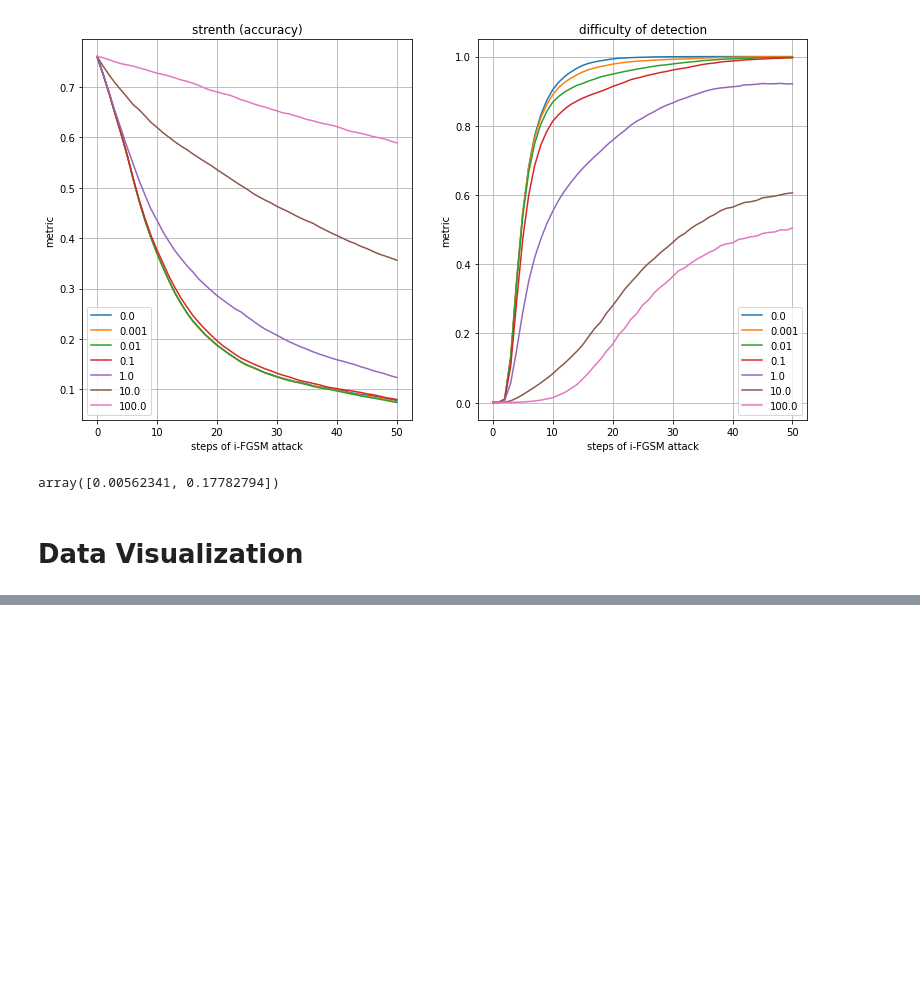
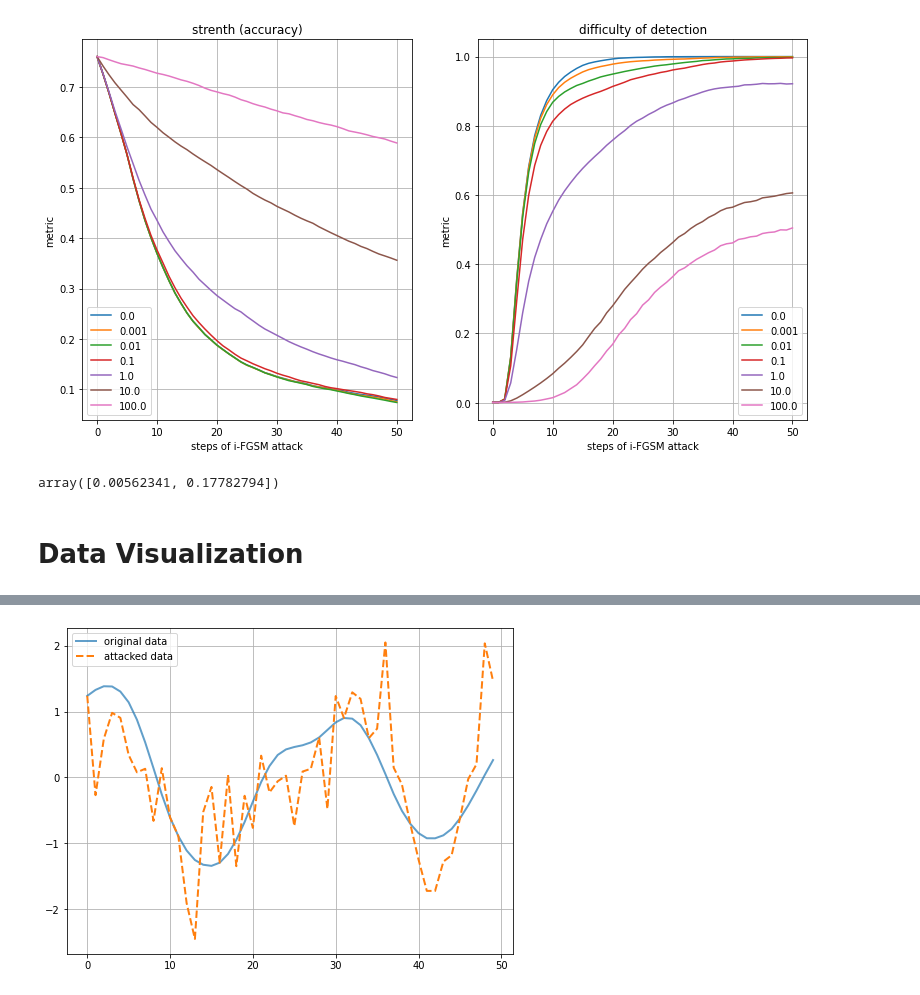
Before and after one commit to petrsokerin/Adversarial-Attacks, a Jupyter notebook: Vizual_reg_attack.ipynb, the cells around one changed output, grey strips where cells are left out. Cells and saved outputs as stored; diff of their text form; code cells hidden in the pictures; blank space fills up the shorter version.

```diff
--- a/Vizual_reg_attack.ipynb
+++ b/Vizual_reg_attack.ipynb
@@ -355,0 +520,13 @@ plt.plot(original_object)
+# %%
+plt.figure(figsize=(8, 6))
+
+plt.plot(original_object[0], label='original data', lw=2, alpha=0.7)
+plt.plot(x_attack.cpu().detach().flatten(), label='attacked data', lw=2, linestyle='--')
+# plt.plot(x_reg_attack.cpu().detach().flatten(), label='attacked neighbor data ',lw=2, linestyle='dashdot')
+# plt.plot(x_disc_attack.cpu().detach().flatten(), label='attacked data discriminator reg', lw=2, linestyle=':')
+plt.legend()
+plt.grid()
+
+plt.show()
+# %% [output]
+[figure, added]
```
Also changed, not shown: parts of 17 cells of this notebook, 24 other files.
